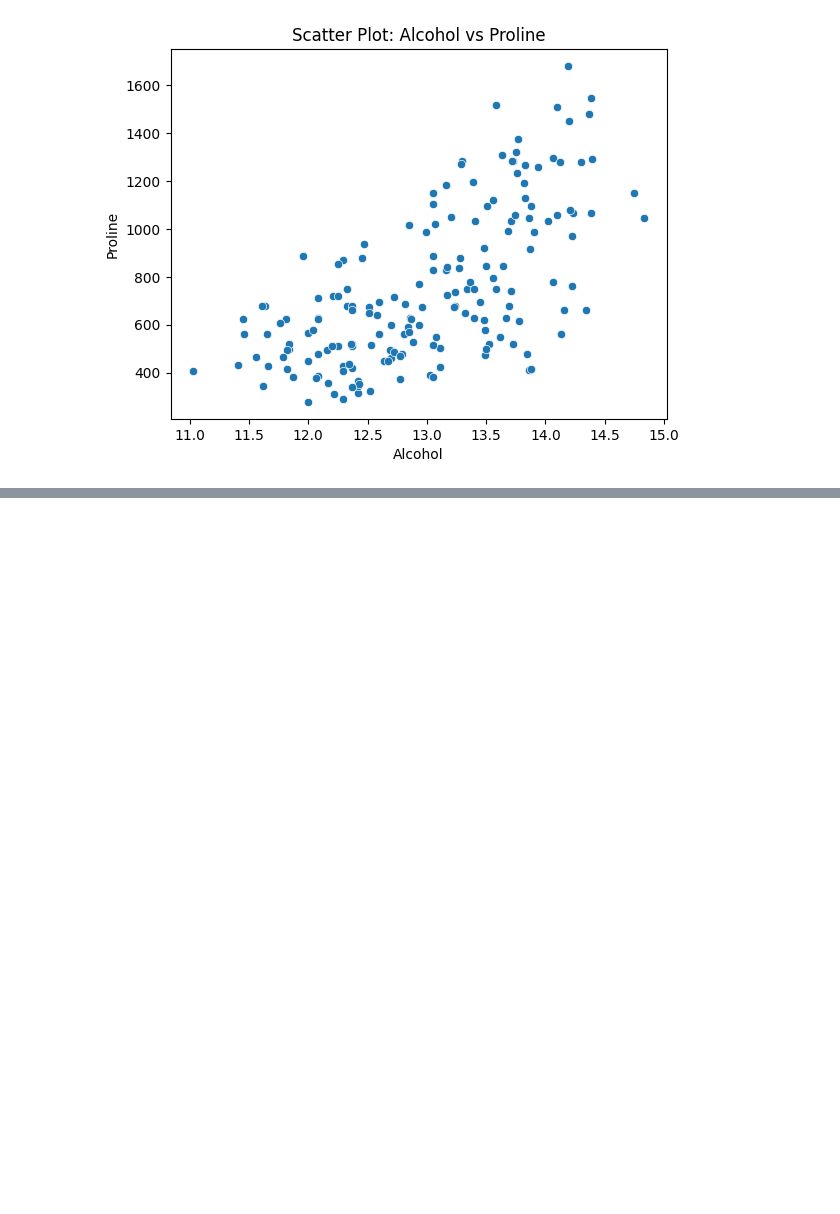
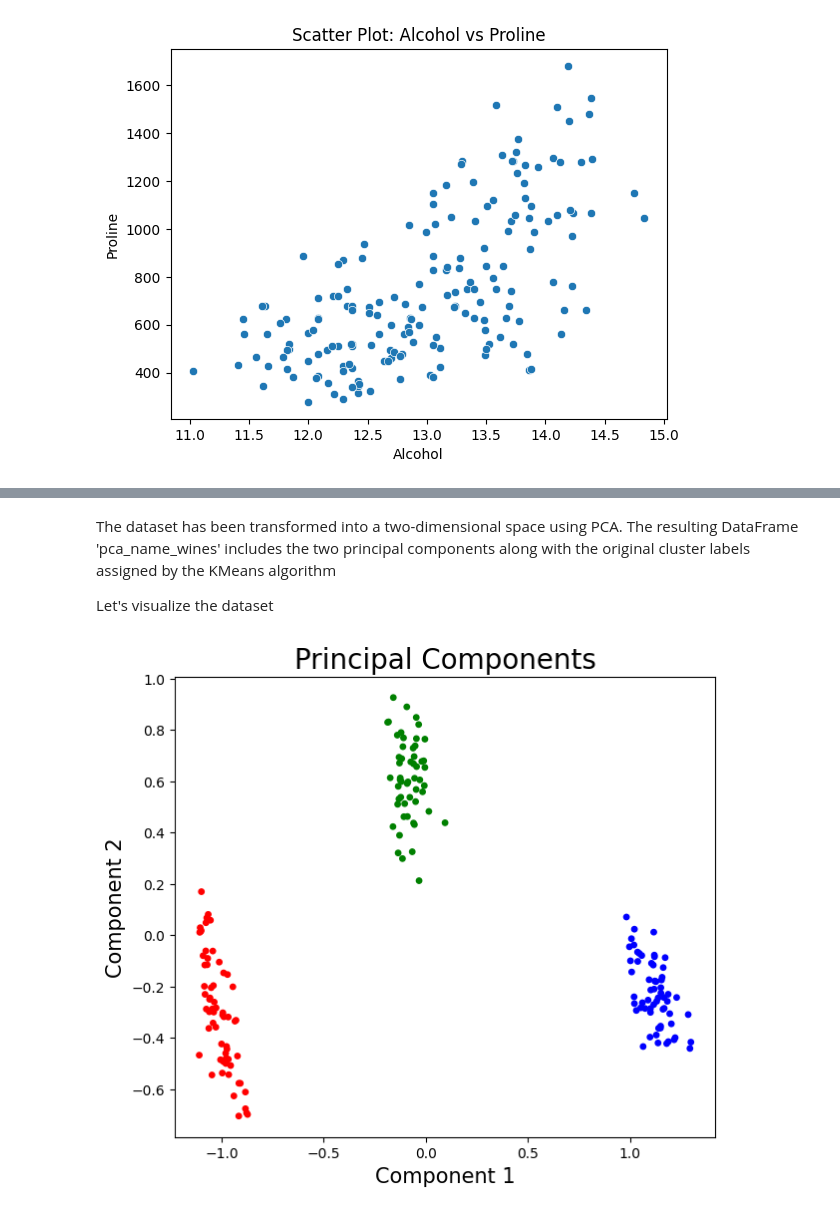
Before and after one commit to Gabrielnm7/Wine-Clustering, a Jupyter notebook: EDA.ipynb, the cells around one changed output, grey strips where cells are left out. Cells and saved outputs as stored; diff of their text form; code cells hidden in the pictures; blank space fills up the shorter version.

```diff
--- a/EDA.ipynb
+++ b/EDA.ipynb
@@ -119,0 +188,3 @@ create_scatterplot('Alcohol', 'Proline', 'Alcohol', 'Proline', 'Scatter Plot: Al
+# %%
+data_normalized["KMeans_Clusters"]=clustering.labels_
+data_normalized.head()
@@ -119,0 +201,26 @@ create_scatterplot('Alcohol', 'Proline', 'Alcohol', 'Proline', 'Scatter Plot: Al
+# %%
+pca = PCA(n_components=2)
+pca_wines = pca.fit_transform(data_normalized)
+pca_wines_df = pd.DataFrame(data = pca_wines,columns=["Component_1","Component_2"])
+pca_name_wines = pd.concat([pca_wines_df,data_normalized[["KMeans_Clusters"]]],axis=1)
+# %% [markdown]
+The dataset has been transformed into a two-dimensional space using PCA. The resulting DataFrame 'pca_name_wines' includes the two principal components along with the original cluster labels assigned by the KMeans algorithm
+
+Let's visualize the dataset
+# %%
+fig = plt.figure(figsize=(7,6))
+
+ax = fig.add_subplot(1,1,1)
+ax.set_xlabel("Component 1",fontsize = 15)
+ax.set_ylabel("Component 2",fontsize = 15)
+ax.set_title("Principal Components",fontsize = 20)
+
+color_theme = np.array(["blue","green","red"])
+ax.scatter(x = pca_name_wines.Component_1,
+           y = pca_name_wines.Component_2,
+           c=color_theme[pca_name_wines.KMeans_Clusters],
+           s = 15)
+
+plt.show()
+# %% [output]
+[figure, added]
```
Also changed, not shown: parts of 16 cells of this notebook.
